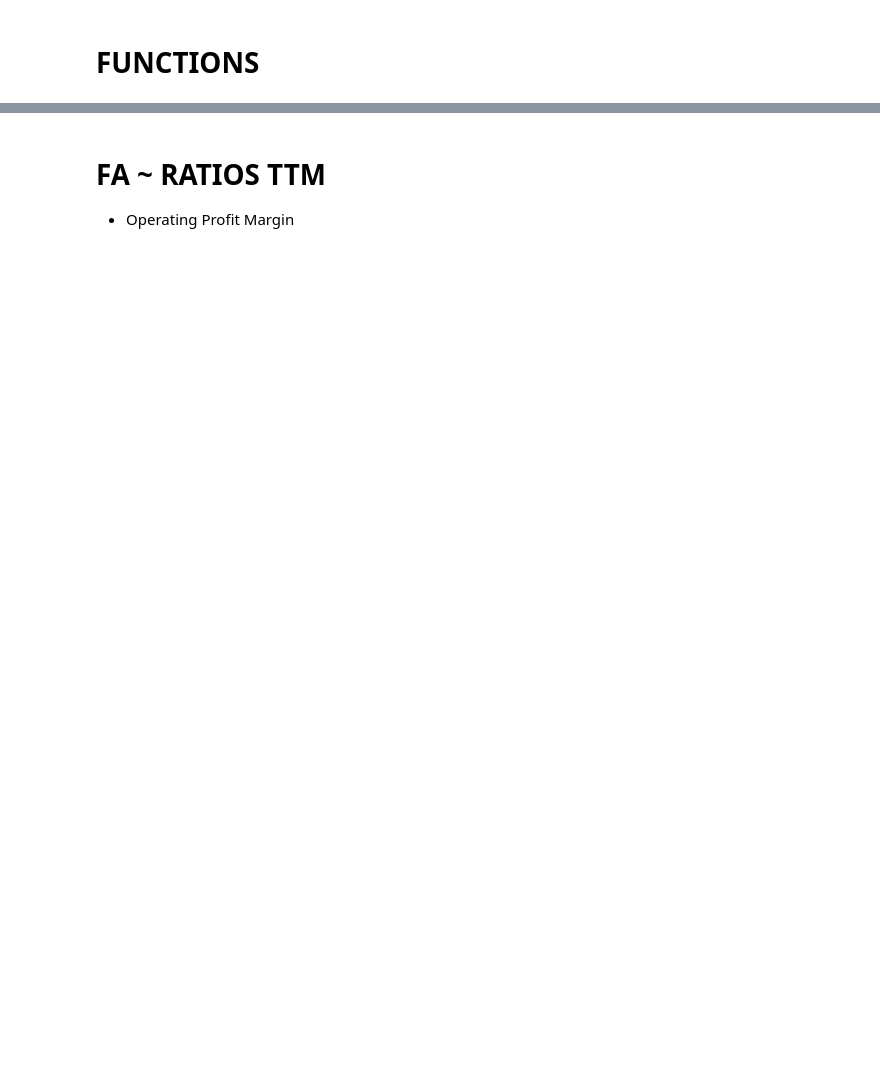
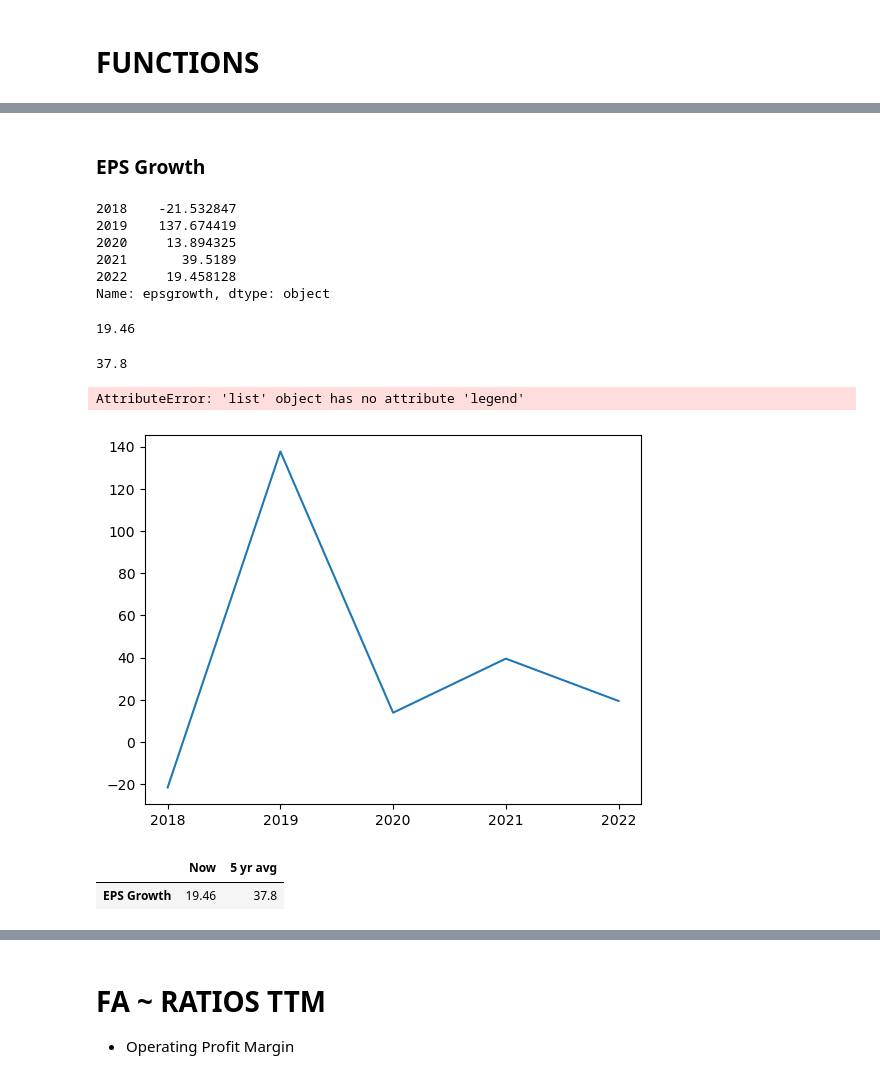
Before and after one commit to xitxat/FundamentalAnalysis, a Jupyter notebook: FA/Value01.ipynb, the cells around one changed output, grey strips where cells are left out. Cells and saved outputs as stored; diff of their text form; code cells hidden in the pictures; blank space fills up the shorter version.

Commit message:
EPS Growth

```diff
--- a/FA/Value01.ipynb
+++ b/FA/Value01.ipynb
@@ -32,0 +49,3 @@ def ExportCharts():
+# %%
+fin_Growth = fa.financial_statement_growth(ticker, api_key, period="annual",  limit = 12)
+fin_Growth
@@ -32,0 +70,42 @@ def ExportCharts():
+# %% [markdown]
+### EPS Growth
+# %%
+epsGrowth = fin_Growth.loc['epsgrowth'].iloc[::-1] # reverse date
+epsGrowth = epsGrowth*100
+epsGrowth
+# %% [output]
+2018    -21.532847
+2019    137.674419
+2020     13.894325
+2021       39.5189
+2022     19.458128
+Name: epsgrowth, dtype: object
+# %%
+#   EPS Growth _Current
+epsGrowth_Current = epsGrowth.iloc[-1]
+epsGrowth_Current = float(epsGrowth_Current).__round__(2)
+epsGrowth_Current
+# %% [output]
+19.46
+# %%
+#   EPS Growth _5yr_Mean
+epsGrowth_5yr_Mean = epsGrowth.mean()
+epsGrowth_5yr_Mean = float(epsGrowth_5yr_Mean).__round__(2)
+epsGrowth_5yr_Mean
+# %% [output]
+37.8
+# %%
+plt.plot(epsGrowth)
+plt.axhline(y=10, color='g', linestyle='-.')
+# %% [output]
+AttributeError: 'list' object has no attribute 'legend'
+[figure, added]
+# %%
+#   EPS Growth df_   + ~ renaming the index row
+df_Eps_Growth = pd.DataFrame([[epsGrowth_Current  , epsGrowth_5yr_Mean]] , columns=['Now','5 yr avg'] , index =['EPS Growth'] )
+    # df_OpProfMarg.index.name='operatingProfitMargin' ~ renaming the index column
+
+df_Eps_Growth
+# %% [output]
+|  | Now | 5 yr avg |
+| EPS Growth | 19.46 | 37.8 |
```
Also changed, not shown: parts of 15 cells of this notebook.
